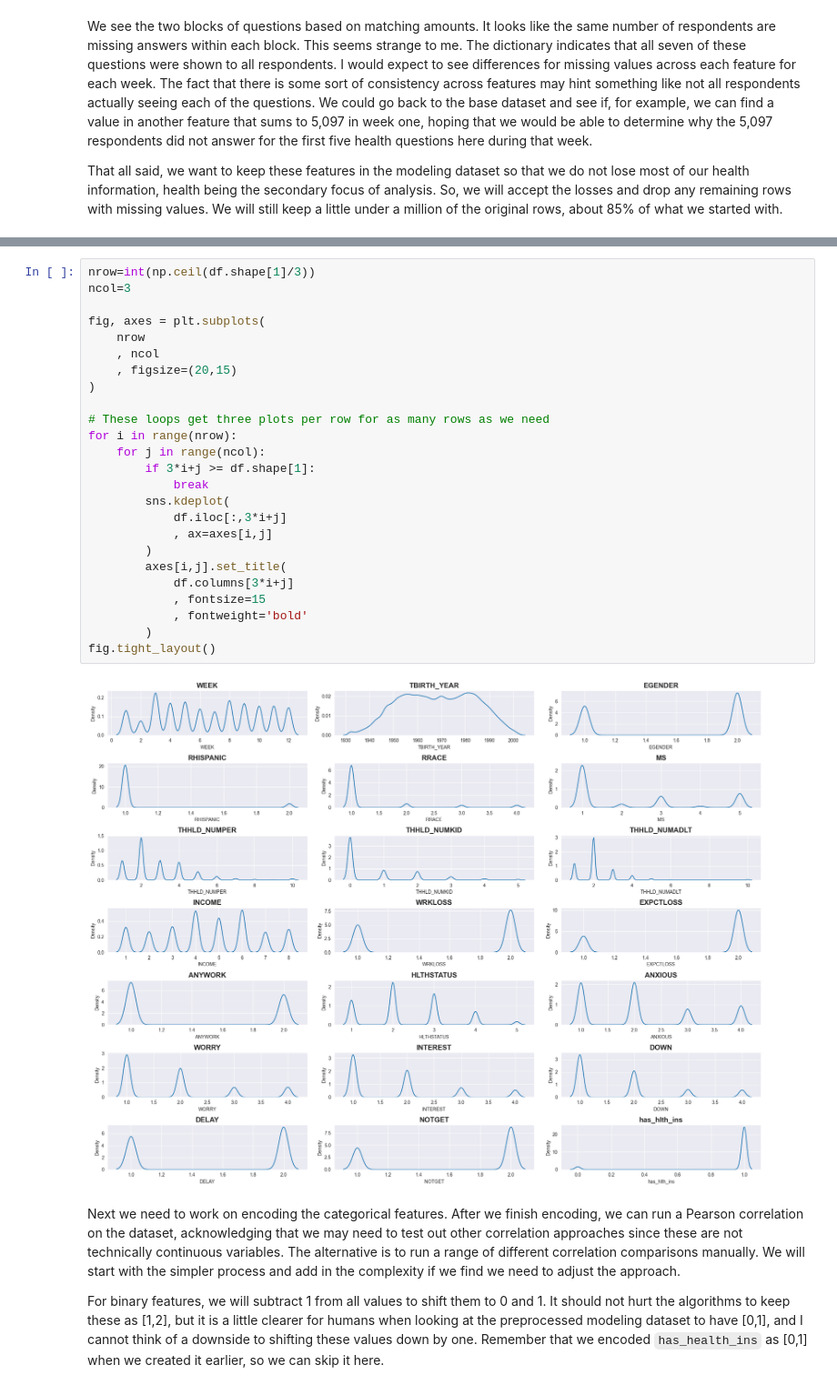
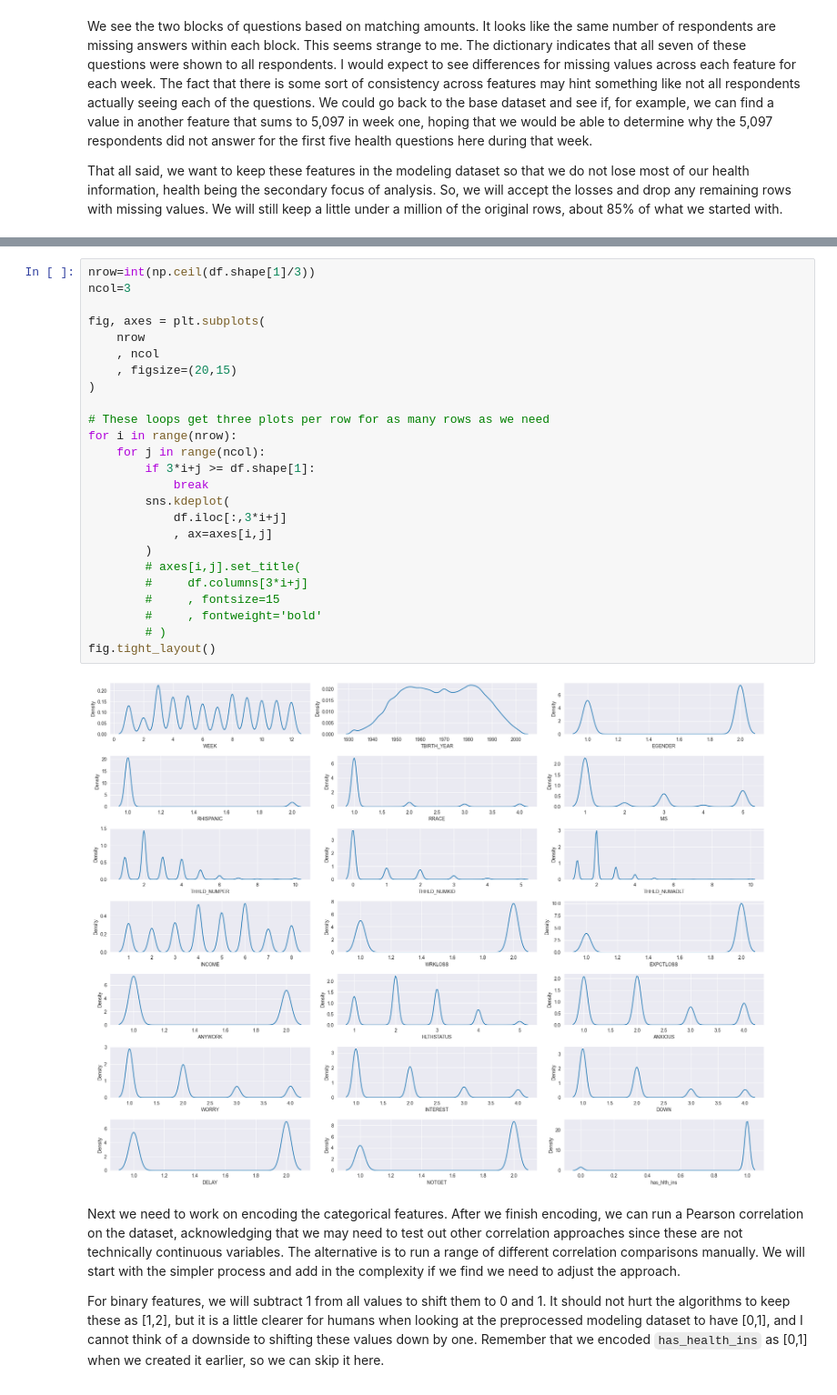
Before and after one commit to jhleakakos/msds-unsupervised-learning-final, a Jupyter notebook: even_more_surveys.ipynb, the cells around one changed output, grey strips where cells are left out. Shown at 91% size. Saved outputs shown, nothing was run; the diff lists cells and outputs as text.

```diff
--- a/even_more_surveys.ipynb
+++ b/even_more_surveys.ipynb
@@ -889,30 +963,30 @@ We do see some imbalance in specific features, but these tend to be in features
 # %%
 nrow=int(np.ceil(df.shape[1]/3))
 ncol=3
 
 fig, axes = plt.subplots(
     nrow
     , ncol
     , figsize=(20,15)
 )
 
 # These loops get three plots per row for as many rows as we need
 for i in range(nrow):
     for j in range(ncol):
         if 3*i+j >= df.shape[1]:
             break
         sns.kdeplot(
             df.iloc[:,3*i+j]
             , ax=axes[i,j]
         )
-        axes[i,j].set_title(
-            df.columns[3*i+j]
-            , fontsize=15
-            , fontweight='bold'
-        )
+        # axes[i,j].set_title(
+        #     df.columns[3*i+j]
+        #     , fontsize=15
+        #     , fontweight='bold'
+        # )
 fig.tight_layout()
 # %% [output]
-[figure, old version]
+[figure, new version]
 # %% [markdown]
 Next we need to work on encoding the categorical features. After we finish encoding, we can run a Pearson correlation on the dataset, acknowledging that we may need to test out other correlation approaches since these are not technically continuous variables. The alternative is to run a range of different correlation comparisons manually. We will start with the simpler process and add in the complexity if we find we need to adjust the approach.
 
```
Also changed, not shown: parts of 45 cells of this notebook.
